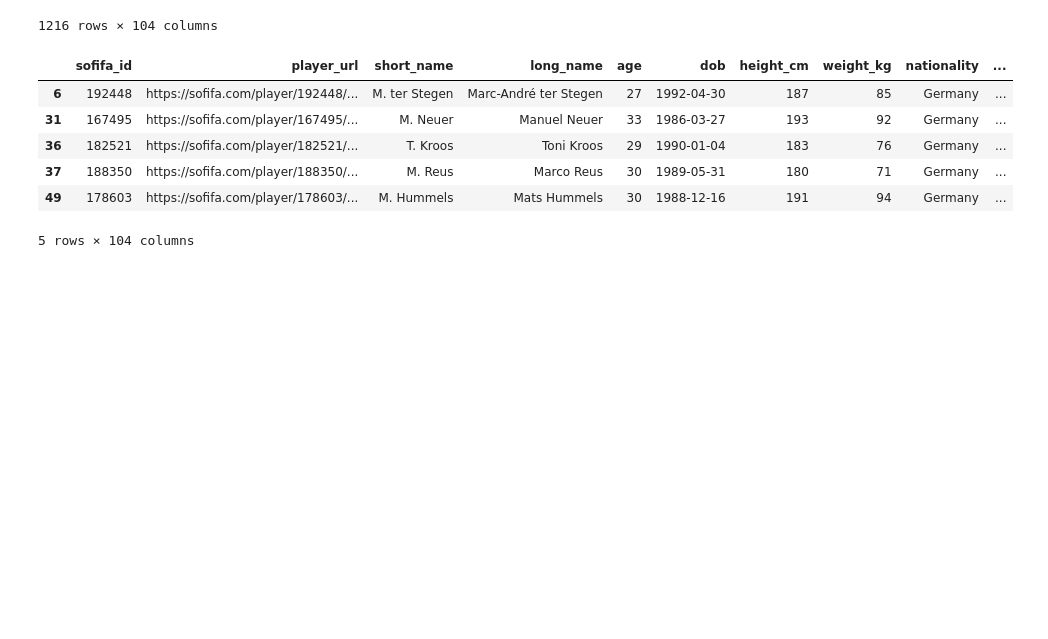
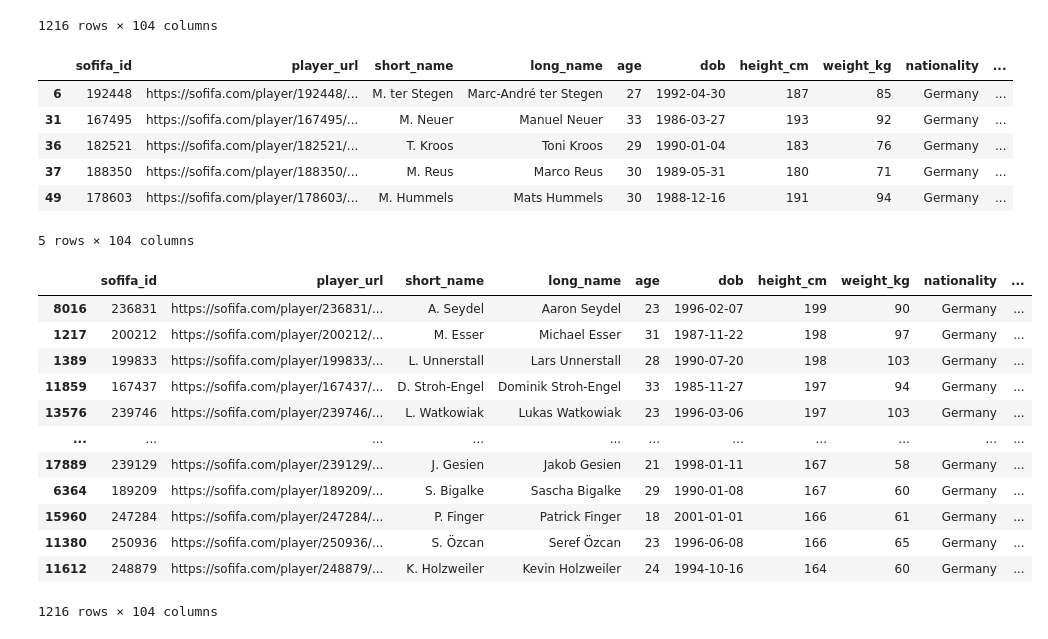
Before and after one commit to imamahasane/Data_Analysis_Practices, a Jupyter notebook: FIFA_Data_Analysis/FIFA_Data.ipynb, the cells around one changed output. Saved outputs shown, nothing was run; the diff lists cells and outputs as text; code cells hidden in the pictures; blank space fills up the shorter version.

```diff
--- a/FIFA_Data_Analysis/FIFA_Data.ipynb
+++ b/FIFA_Data_Analysis/FIFA_Data.ipynb
@@ -230,3 +230,20 @@ germany.head()
 | 37 | 188350 | https://sofifa.com/player/188350/... | M. Reus | Marco Reus | 30 | 1989-05-31 | 180 | 71 | Germany | ... |
 | 49 | 178603 | https://sofifa.com/player/178603/... | M. Hummels | Mats Hummels | 30 | 1988-12-16 | 191 | 94 | Germany | ... |
 5 rows × 104 columns
+# %%
+a = germany.sort_values(by = ['height_cm'], ascending = False)
+a
+# %% [output]
+|  | sofifa_id | player_url | short_name | long_name | age | dob | height_cm | weight_kg | nationality | ... |
+| 8016 | 236831 | https://sofifa.com/player/236831/... | A. Seydel | Aaron Seydel | 23 | 1996-02-07 | 199 | 90 | Germany | ... |
+| 1217 | 200212 | https://sofifa.com/player/200212/... | M. Esser | Michael Esser | 31 | 1987-11-22 | 198 | 97 | Germany | ... |
+| 1389 | 199833 | https://sofifa.com/player/199833/... | L. Unnerstall | Lars Unnerstall | 28 | 1990-07-20 | 198 | 103 | Germany | ... |
+| 11859 | 167437 | https://sofifa.com/player/167437/... | D. Stroh-Engel | Dominik Stroh-Engel | 33 | 1985-11-27 | 197 | 94 | Germany | ... |
+| 13576 | 239746 | https://sofifa.com/player/239746/... | L. Watkowiak | Lukas Watkowiak | 23 | 1996-03-06 | 197 | 103 | Germany | ... |
+| ... | ... | ... | ... | ... | ... | ... | ... | ... | ... | ... |
+| 17889 | 239129 | https://sofifa.com/player/239129/... | J. Gesien | Jakob Gesien | 21 | 1998-01-11 | 167 | 58 | Germany | ... |
+| 6364 | 189209 | https://sofifa.com/player/189209/... | S. Bigalke | Sascha Bigalke | 29 | 1990-01-08 | 167 | 60 | Germany | ... |
+| 15960 | 247284 | https://sofifa.com/player/247284/... | P. Finger | Patrick Finger | 18 | 2001-01-01 | 166 | 61 | Germany | ... |
+| 11380 | 250936 | https://sofifa.com/player/250936/... | S. Özcan | Seref Özcan | 23 | 1996-06-08 | 166 | 65 | Germany | ... |
+| 11612 | 248879 | https://sofifa.com/player/248879/... | K. Holzweiler | Kevin Holzweiler | 24 | 1994-10-16 | 164 | 60 | Germany | ... |
+1216 rows × 104 columns
```
Also changed, not shown: parts of 13 cells of this notebook.
